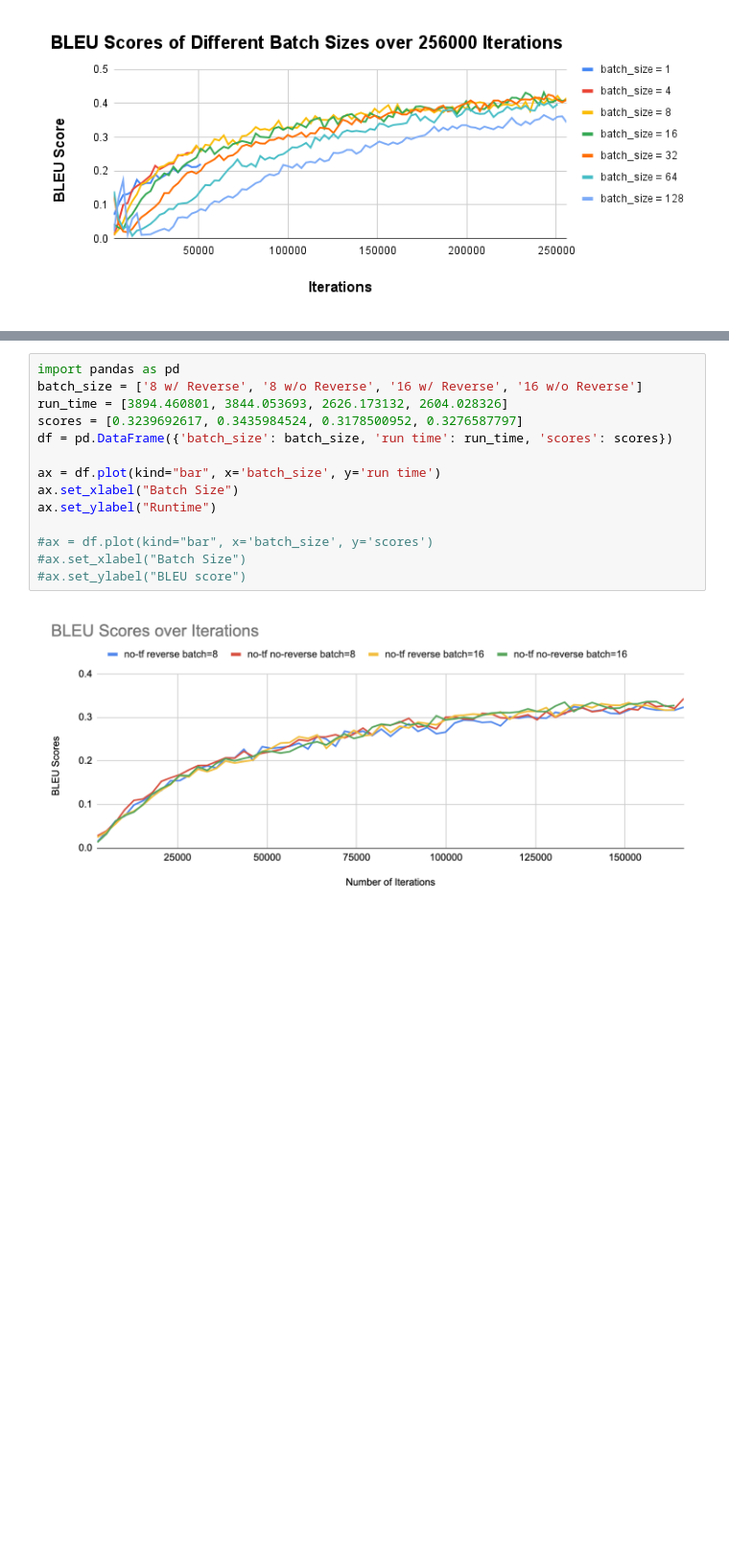
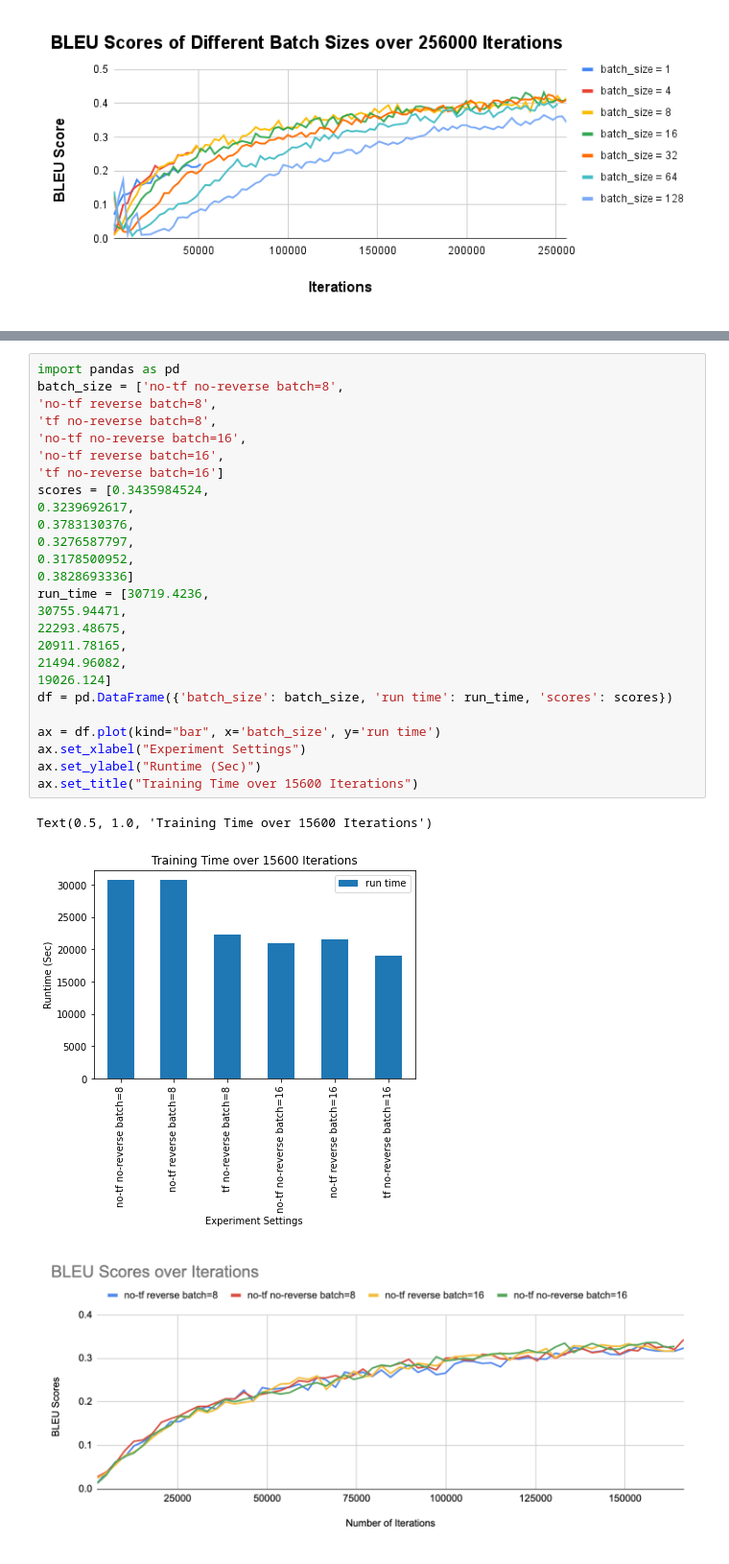
Before and after one commit to zoekimm/475, a Jupyter notebook: scripts/finalproj.ipynb, the cells around one changed output, grey strips where cells are left out. Shown at 96% size. Saved outputs shown, nothing was run; the diff lists cells and outputs as text; blank space fills up the shorter version.

```diff
--- a/scripts/finalproj.ipynb
+++ b/scripts/finalproj.ipynb
@@ -882,17 +854,32 @@ Compared to the result above where the teacher forcing was applied, it can be in
 # %%
 import pandas as pd
-batch_size = ['8 w/ Reverse', '8 w/o Reverse', '16 w/ Reverse', '16 w/o Reverse']
-run_time = [3894.460801, 3844.053693, 2626.173132, 2604.028326]
-scores = [0.3239692617, 0.3435984524, 0.3178500952, 0.3276587797]
+batch_size = ['no-tf no-reverse batch=8',
+'no-tf reverse batch=8',
+'tf no-reverse batch=8',
+'no-tf no-reverse batch=16',
+'no-tf reverse batch=16',
+'tf no-reverse batch=16']
+scores = [0.3435984524,
+0.3239692617,
+0.3783130376,
+0.3276587797,
+0.3178500952,
+0.3828693336]
+run_time = [30719.4236,
+30755.94471,
+22293.48675,
+20911.78165,
+21494.96082,
+19026.124]
 df = pd.DataFrame({'batch_size': batch_size, 'run time': run_time, 'scores': scores})
 
 ax = df.plot(kind="bar", x='batch_size', y='run time')
-ax.set_xlabel("Batch Size")
-ax.set_ylabel("Runtime")
-
-#ax = df.plot(kind="bar", x='batch_size', y='scores')
-#ax.set_xlabel("Batch Size")
-#ax.set_ylabel("BLEU score")
+ax.set_xlabel("Experiment Settings")
+ax.set_ylabel("Runtime (Sec)")
+ax.set_title("Training Time over 15600 Iterations")
+# %% [output]
+Text(0.5, 1.0, 'Training Time over 15600 Iterations')
+[figure, added]
 # %% [markdown]
 ![image.png](embedded-picture-1)
 # %% [markdown]
```
Also changed, not shown: parts of 10 cells of this notebook.
